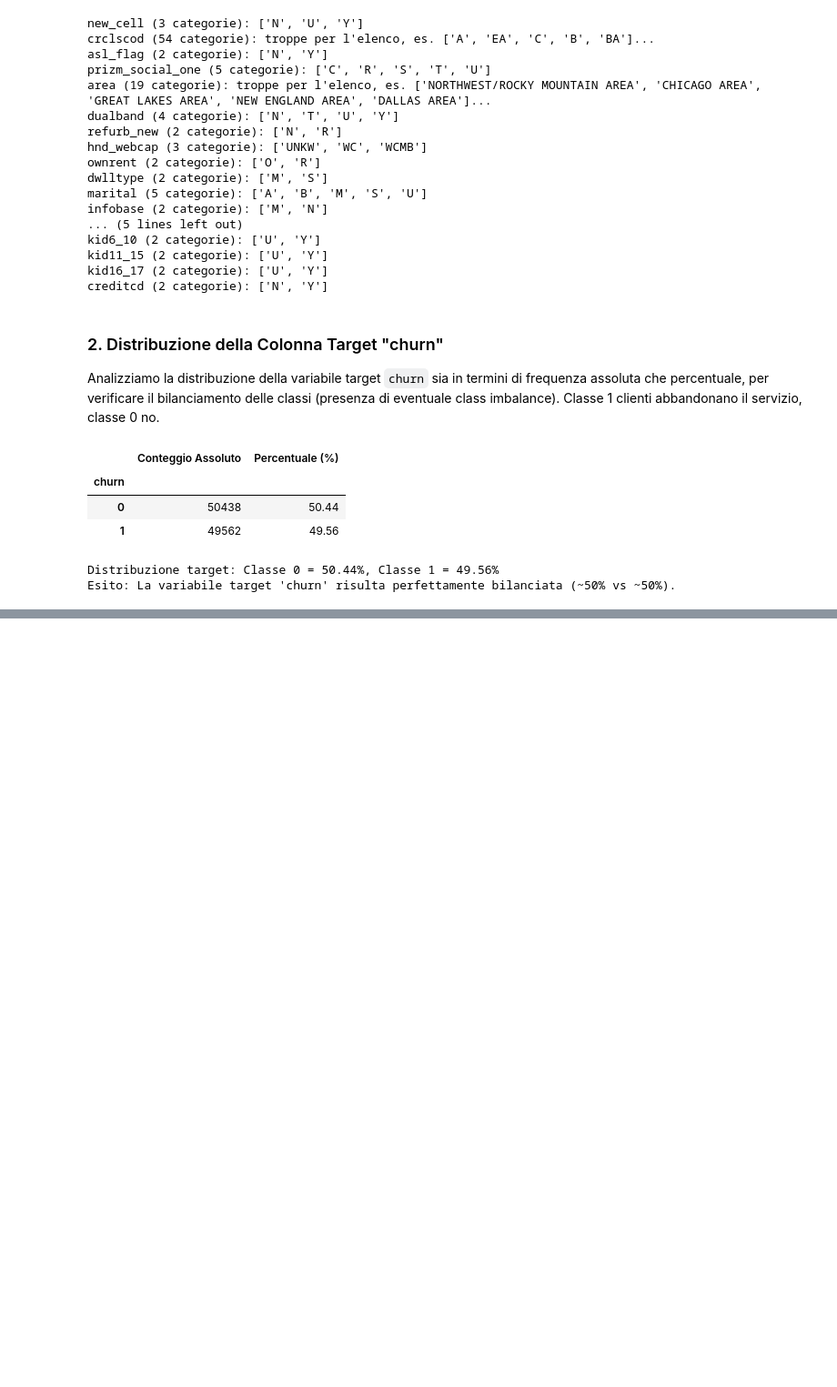
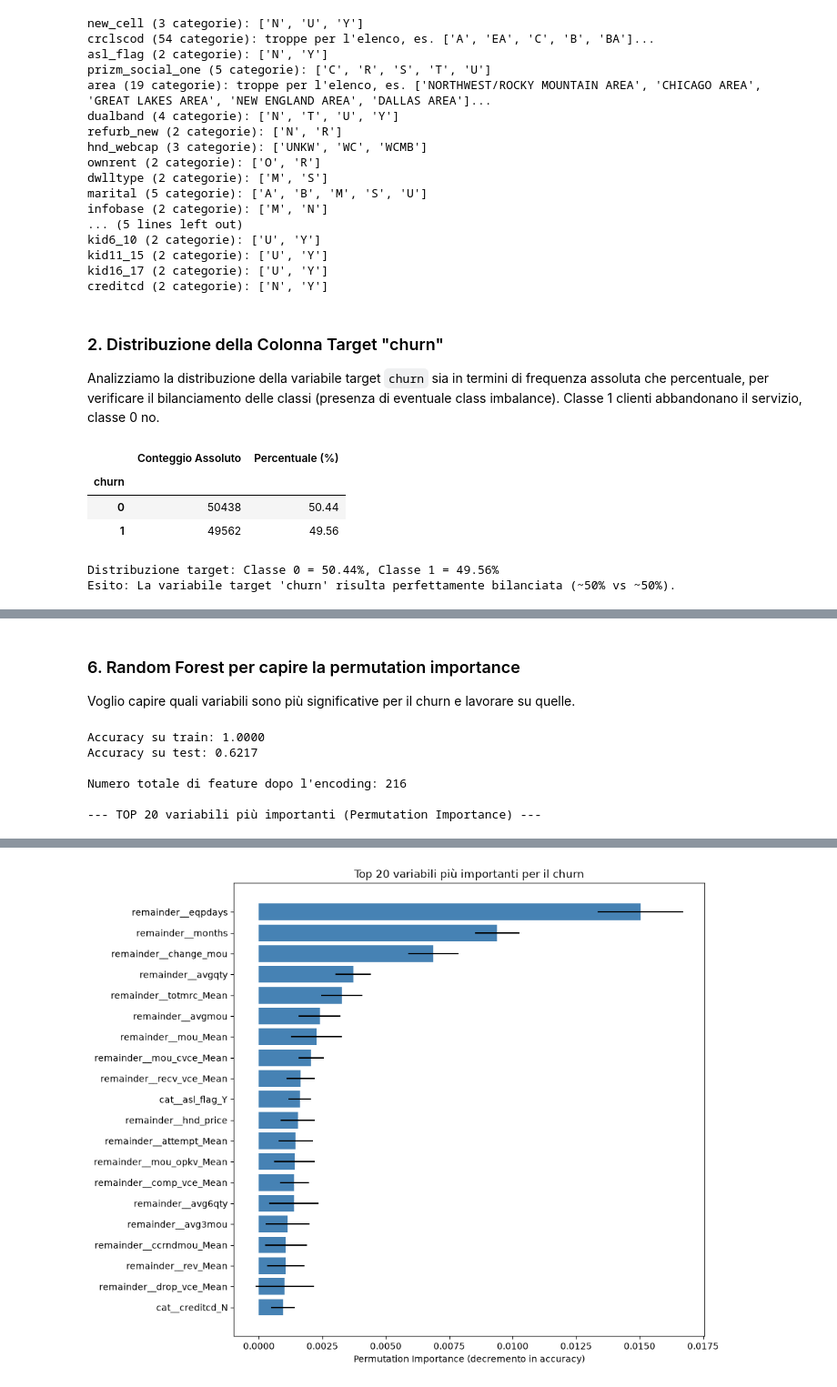
Before and after one commit to meddesara98-ctrl/SDG_Project, a Jupyter notebook: notebook.ipynb, the cells around one changed output, grey strips where cells are left out. Shown at 91% size. Cells and saved outputs as stored; diff of their text form; code cells hidden in the pictures; blank space fills up the shorter version.

Commit message:
First random forest attempt

```diff
--- a/notebook.ipynb
+++ b/notebook.ipynb
@@ -590,0 +317,75 @@ print(sorted(representatives))
+# %% [markdown]
+### 6. Random Forest per capire la permutation importance
+Voglio capire quali variabili sono più significative per il churn e lavorare su quelle.
+# %%
+from sklearn.ensemble import RandomForestClassifier
+from sklearn.inspection import permutation_importance
+import pandas as pd
+import numpy as np
+
+# --- STEP 3a: Random Forest esplorativo ---
+# serve solo per capire le variabili importanti
+rf_explore = RandomForestClassifier(
+    n_estimators=300,
+    random_state=42,
+    n_jobs=1
+)
+
+rf_explore.fit(X_train_encoded, y_train)
+# Fa sia predizione del churn sulle osservazioni del test set
+# che calcola l'accuracy
+
+print(f"Accuracy su train: {rf_explore.score(X_train_encoded, y_train):.4f}")
+print(f"Accuracy su test: {rf_explore.score(X_test_encoded, y_test):.4f}")
+
+# --- STEP 3b: Recupero i nomi delle feature dopo il OneHotEncoding ---
+# Necessario perché dopo l'encoding le colonne non si chiamano più come prima
+# (es. 'Region' diventa 'Region_Nord', 'Region_Sud', ecc.)
+feature_names = preprocessor.get_feature_names_out()
+
+print(f"\nNumero totale di feature dopo l'encoding: {len(feature_names)}")
+
+# --- STEP 3c: Permutation Importance (calcolata sul TEST set) ---
+# Perché sul test set? Perché misura quanto il modello si affida a una variabile
+# per generalizzare su dati mai visti
+
+perm_result = permutation_importance(
+    rf_explore,
+    X_test_encoded,
+    y_test,
+    n_repeats=10,
+    random_state=42,
+    n_jobs=1
+)
+
+# --- STEP 3d: Organizzo i risultati in un DataFrame ordinato (associo nome variabile con importanza) ---
+importance_df = pd.DataFrame({
+    'Feature': feature_names,
+    'Importance_Mean': perm_result.importances_mean,
+    'Importance_Std': perm_result.importances_std
+}).sort_values(by='Importance_Mean', ascending=False).reset_index(drop=True)
+
+print("\n--- TOP 20 variabili più importanti (Permutation Importance) ---")
+display(importance_df.head(20))
+
+# --- STEP 3e: Visualizzazione grafica delle top variabili ---
+import matplotlib.pyplot as plt
+
+top_n = 20
+top_features = importance_df.head(top_n)
+
+plt.figure(figsize=(10, 8))
+plt.barh(top_features['Feature'], top_features['Importance_Mean'],
+         xerr=top_features['Importance_Std'], color='steelblue')
+plt.xlabel('Permutation Importance (decremento in accuracy)')
+plt.title(f'Top {top_n} variabili più importanti per il churn')
+plt.gca().invert_yaxis()  # la più importante in alto
+plt.tight_layout()
+plt.show()
+# %% [output]
+Accuracy su train: 1.0000
+Accuracy su test: 0.6217
+
+Numero totale di feature dopo l'encoding: 216
+
+--- TOP 20 variabili più importanti (Permutation Importance) ---
@@ -590,0 +409 @@ print(sorted(representatives))
+[figure, added]
```
Also changed, not shown: parts of 22 cells of this notebook.
